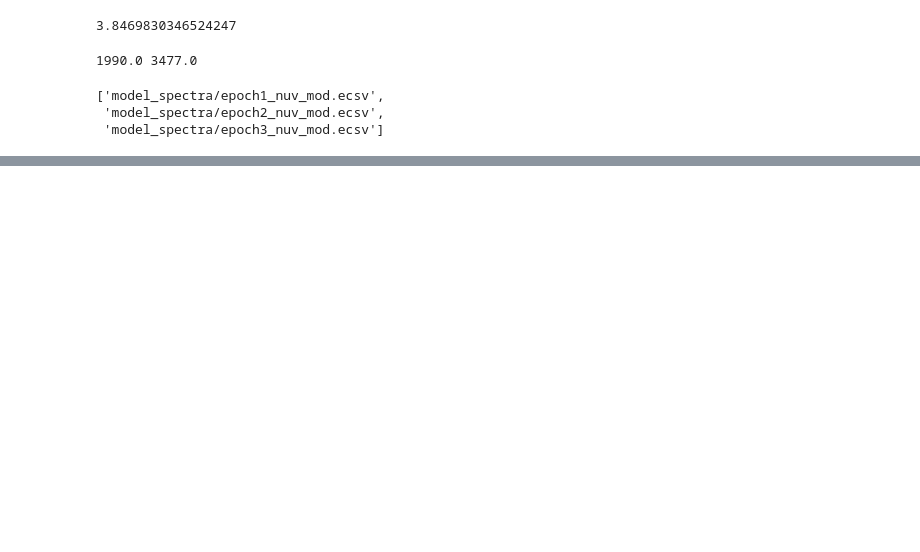
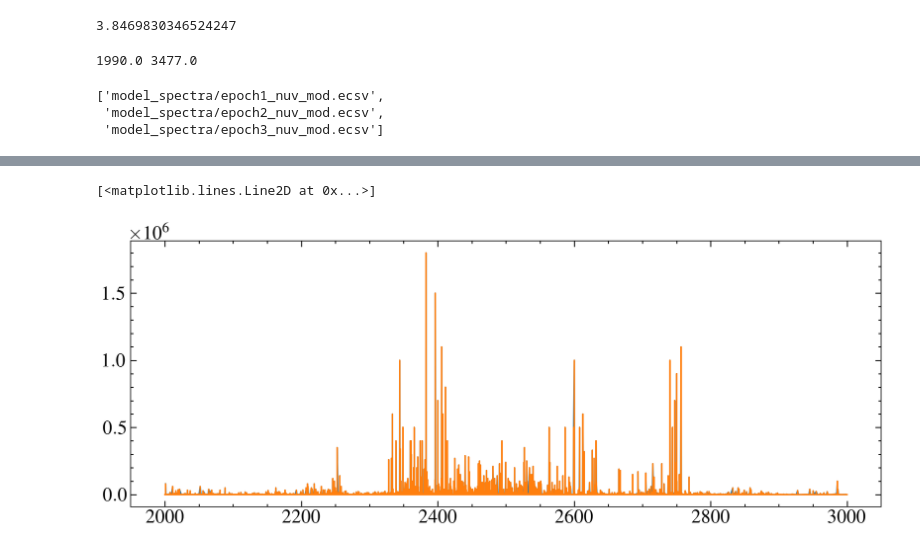
Before and after one commit to davidjwilson/SEDs, a Jupyter notebook: trappist-1/hst_photometry/science2.ipynb, the cells around one changed output, grey strips where cells are left out. Drawn from its saved outputs; the diff is of its cells as text; code cells hidden in the pictures; blank space fills up the shorter version.

```diff
--- a/trappist-1/hst_photometry/science2.ipynb
+++ b/trappist-1/hst_photometry/science2.ipynb
@@ -1098,0 +1178,35 @@ for i, mod in enumerate(mods):
+# %%
+intens= np.array([i.replace('"', '').replace('=','') for i in fe['intens']])
+imask = np.array([i.isdigit() for i in intens])
+
+# print(len(fe['obs_wl_vac(A)']))
+mask = fe['obs_wl_vac(A)'][imask] != '=""'
+
+# print(len(fe['obs_wl_vac(A)'][mask]))
+
+w_fe = np.array([float(wi.replace('"', '').replace('=','')) for wi in fe['obs_wl_vac(A)'][imask][mask]])
+
+# gi_max = gi_max = max(fe['g_i'][mask])
+
+# plt.plot(w_fe, fe['g_i'][mask])
+
+intens = intens[imask][mask]
+intens = np.array([float(i) for i in intens])
+
+
+
+plt.plot(w_fe, intens)
+
+
+w_flat = np.arange(2000, 3000, 0.001)
+f_flat = np.zeros(len(w_flat))
+
+w_fe = np.hstack((w_flat, w_fe))
+f_fe = np.hstack((f_flat, intens))
+args = np.argsort(w_fe)
+w_fe, f_fe = w_fe[args], f_fe[args]
+
+plt.plot(w_fe, f_fe)
+# %% [output]
+[<matplotlib.lines.Line2D at 0x...>]
+[figure, added]
```
Also changed, not shown: parts of 16 cells of this notebook, 16 other files.
